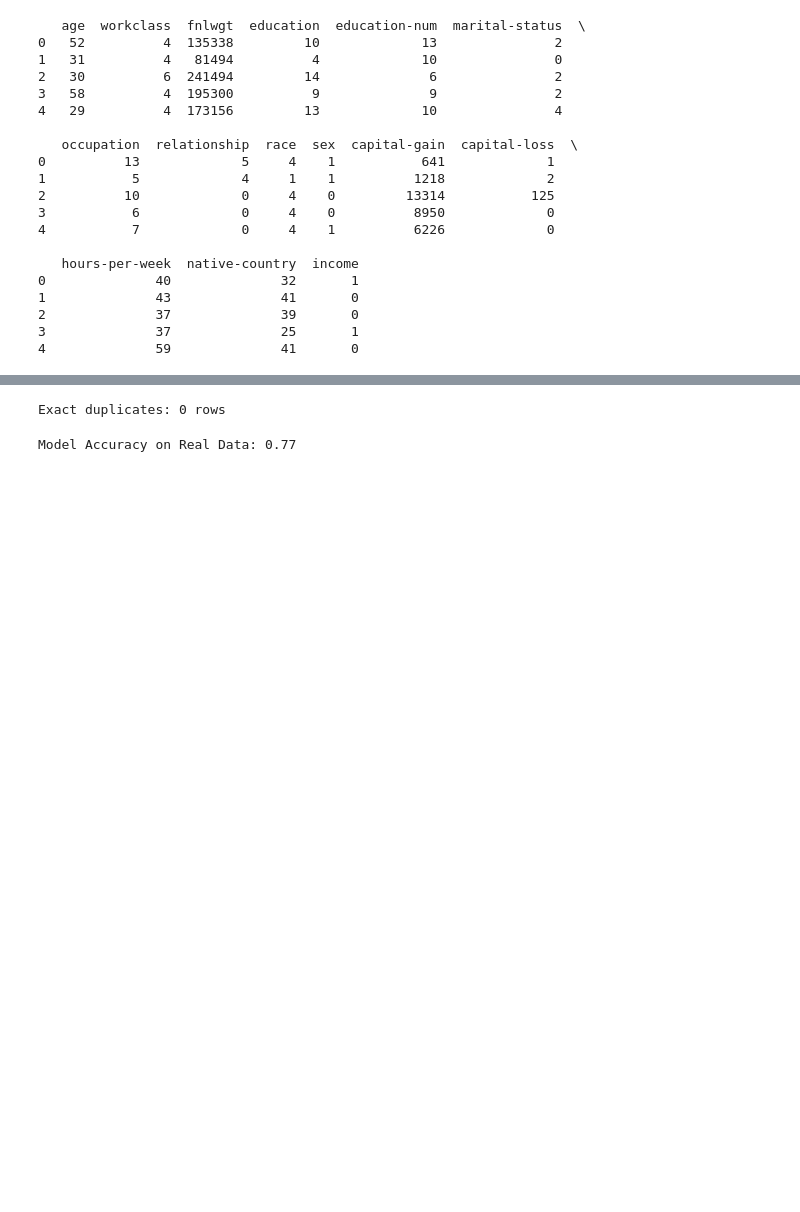
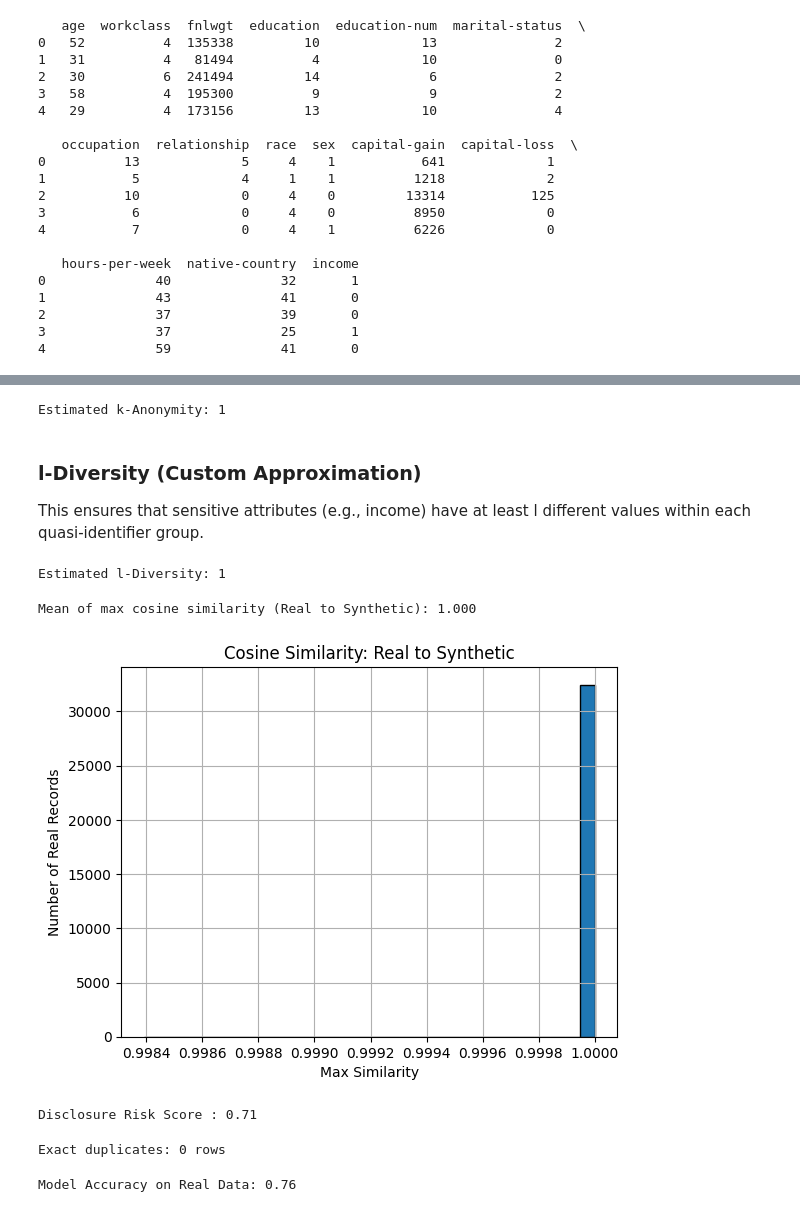
Before and after one commit to zakarias00/synth_tabular_data_gen, a Jupyter notebook: datasec_sync_datagen.ipynb, the cells around one changed output, grey strips where cells are left out. Drawn from its saved outputs; the diff is of its cells as text; code cells hidden in the pictures; blank space fills up the shorter version.

```diff
--- a/datasec_sync_datagen.ipynb
+++ b/datasec_sync_datagen.ipynb
@@ -294,2 +419,64 @@ ModuleNotFoundError: No module named 'sdmetrics.privacy'
+# %%
+qi_columns = ['age', 'education', 'race', 'sex']
+qi_df = df_proc[qi_columns]
+
+# Count frequency of each quasi-identifier combination
+freqs = qi_df.value_counts()
+k_anonymity = freqs.min()
+
+print(f"Estimated k-Anonymity: {k_anonymity}")
+# %% [output]
+Estimated k-Anonymity: 1
+# %% [markdown]
+### l-Diversity (Custom Approximation)
+
+This ensures that sensitive attributes (e.g., income) have at least l different values within each quasi-identifier group.
+# %%
+sensitive_attr = 'income'
+grouped = df_proc.groupby(qi_columns)[sensitive_attr].nunique()
+
+l_diversity = grouped.min()
+print(f"Estimated l-Diversity: {l_diversity}")
+# %% [output]
+Estimated l-Diversity: 1
+# %%
+from sklearn.metrics.pairwise import cosine_similarity
+
+# Numeric columns only
+real_numeric = df_proc.select_dtypes(include='number')
+synthetic_numeric = synthetic_data.select_dtypes(include='number')
+
+# Compute cosine similarity
+cos_sim_matrix = cosine_similarity(real_numeric, synthetic_numeric)
+
+# Find maximum similarity of each real record to any synthetic
+max_similarities = cos_sim_matrix.max(axis=1)
+mean_max_similarity = max_similarities.mean()
+
+print(f"Mean of max cosine similarity (Real to Synthetic): {mean_max_similarity:.3f}")
+
+# Optional: plot histogram
+plt.hist(max_similarities, bins=30, edgecolor='black')
+plt.title("Cosine Similarity: Real to Synthetic")
+plt.xlabel("Max Similarity")
+plt.ylabel("Number of Real Records")
+plt.grid(True)
+plt.show()
+# %% [output]
+Mean of max cosine similarity (Real to Synthetic): 1.000
+[figure, added]
+# %%
+from sdmetrics.single_table import DisclosureProtection
+
+score = DisclosureProtection.compute(
+    real_data=df_proc,
+    synthetic_data=synthetic_data,
+    known_column_names=['age', 'sex'],
+    sensitive_column_names=['income']
+)
+
+print(f"Disclosure Risk Score : {score:.2f}")
+# %% [output]
+Disclosure Risk Score : 0.71
 # %%
 # Check if synthetic rows duplicate real rows
@@ -298,13 +485,9 @@ print(f"Exact duplicates: {len(duplicates)} rows")
 # %% [output]
 Exact duplicates: 0 rows
 # %%
-from sklearn.ensemble import RandomForestClassifier
-from sklearn.model_selection import train_test_split
-from sklearn.metrics import accuracy_score
-
-# Prepare data (assuming 'income' is the target)
-X_real = df.drop('income', axis=1)
-y_real = df['income']
+# Prepare data (example 'income' is the target)
+X_real = df_proc.drop('income', axis=1)
+y_real = df_proc['income']
 X_synth = synthetic_data.drop('income', axis=1)
 y_synth = synthetic_data['income']
 
@@ -317,4 +500,4 @@ y_pred = model.predict(X_real)
 accuracy = accuracy_score(y_real, y_pred)
 print(f"Model Accuracy on Real Data: {accuracy:.2f}")
 # %% [output]
-Model Accuracy on Real Data: 0.77
+Model Accuracy on Real Data: 0.76
```
Also changed, not shown: parts of 46 cells of this notebook.
